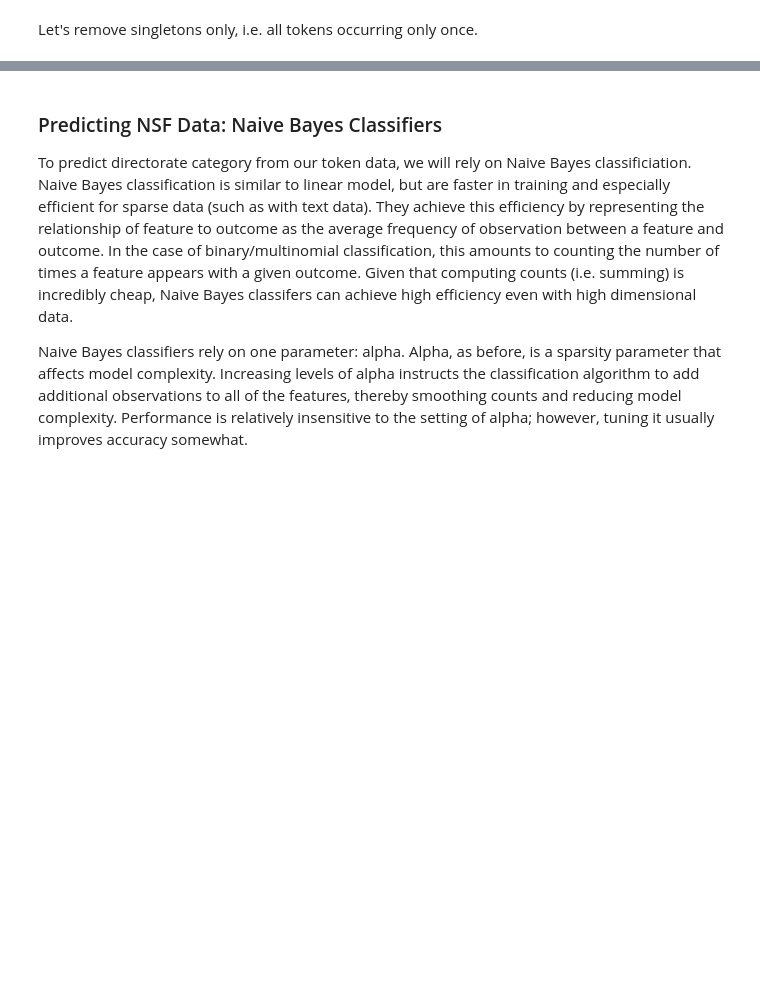
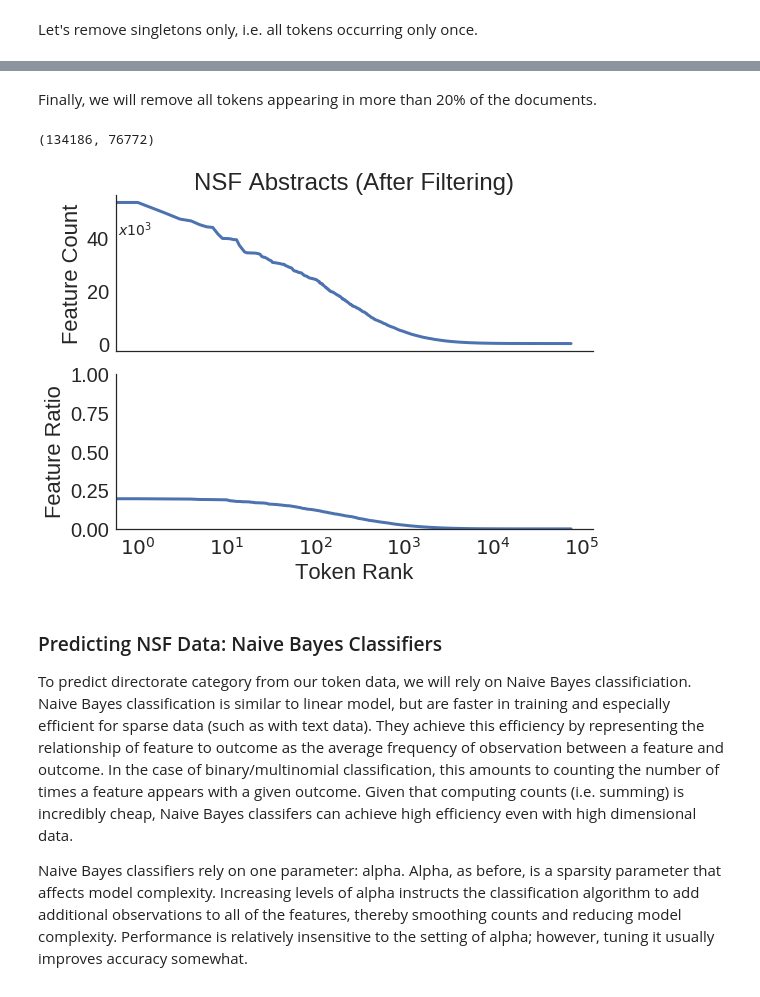
Before and after one commit to szorowi1/qmss2017, a Jupyter notebook: module4/module4_notes.ipynb, the cells around one changed output, grey strips where cells are left out. Drawn from its saved outputs; the diff is of its cells as text; code cells hidden in the pictures; blank space fills up the shorter version.

```diff
--- a/module4/module4_notes.ipynb
+++ b/module4/module4_notes.ipynb
@@ -858,3 +924,37 @@ cmat.shape
+# %% [markdown]
+Finally, we will remove all tokens appearing in more than 20% of the documents.
+# %%
+## Find all features appearing in over 25% of the documents.
+popular_ix = np.where( (cmat > 0).mean(axis=0) > 0.20, True, False ).squeeze()
+
+## Remove from feature names and sparse matrix.
+cmat = cmat[:,~popular_ix]
+features = features[~popular_ix]
+cmat.shape
+# %% [output]
+(134186, 76772)
+# %%
+## Plot
+fig, axes = plt.subplots(2,1,figsize=(8,6), sharex=True)
+
+## Compute arrays.
+feature_counts = np.array( cmat.sum(axis=0) ).squeeze()
+feature_ratios = np.array( (cmat > 0).mean(axis=0) ).squeeze()
+
+## Iteratively plot.
+for ax, arr in zip(axes, [feature_counts * 1e-3, feature_ratios]):
+    ax.plot( np.sort( arr )[::-1], linewidth=3 )
+    ax.set(xscale='log')
+
+## Fix axes.
+axes[0].set(title='NSF Abstracts (After Filtering)', yticks=np.linspace(0,40,3), ylabel='Feature Count')
+axes[0].annotate(r"$x10^3$", xy=(0.6, 41), fontsize=14)
+axes[1].set(xlabel='Token Rank', ylim=(0,1), yticks=np.linspace(0,1,5), ylabel='Feature Ratio')
+
+sns.despine()
+plt.tight_layout()
+# %% [output]
+[figure, added]
 # %% [markdown]
 ### Predicting NSF Data: Naive Bayes Classifiers
 To predict directorate category from our token data, we will rely on Naive Bayes classificiation. Naive Bayes classification is similar to linear model, but are faster in training and especially efficient for sparse data (such as with text data). They achieve this efficiency by representing the relationship of feature to outcome as the average frequency of observation between a feature and outcome. In the case of binary/multinomial classification, this amounts to counting the number of times a feature appears with a given outcome. Given that computing counts (i.e. summing) is incredibly cheap, Naive Bayes classifers can achieve high efficiency even with high dimensional data.
```
Also changed, not shown: parts of 22 cells of this notebook, 1 other file.
